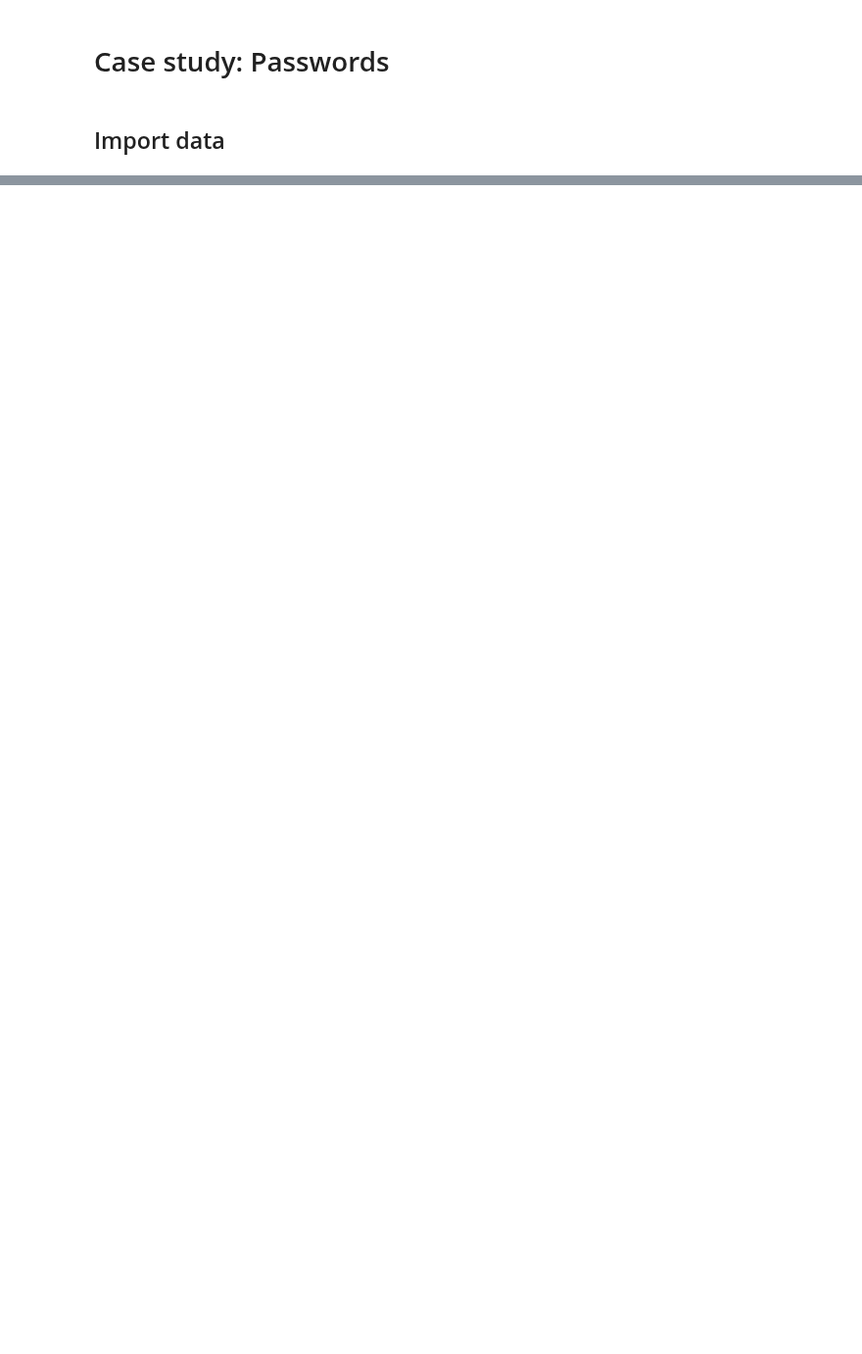
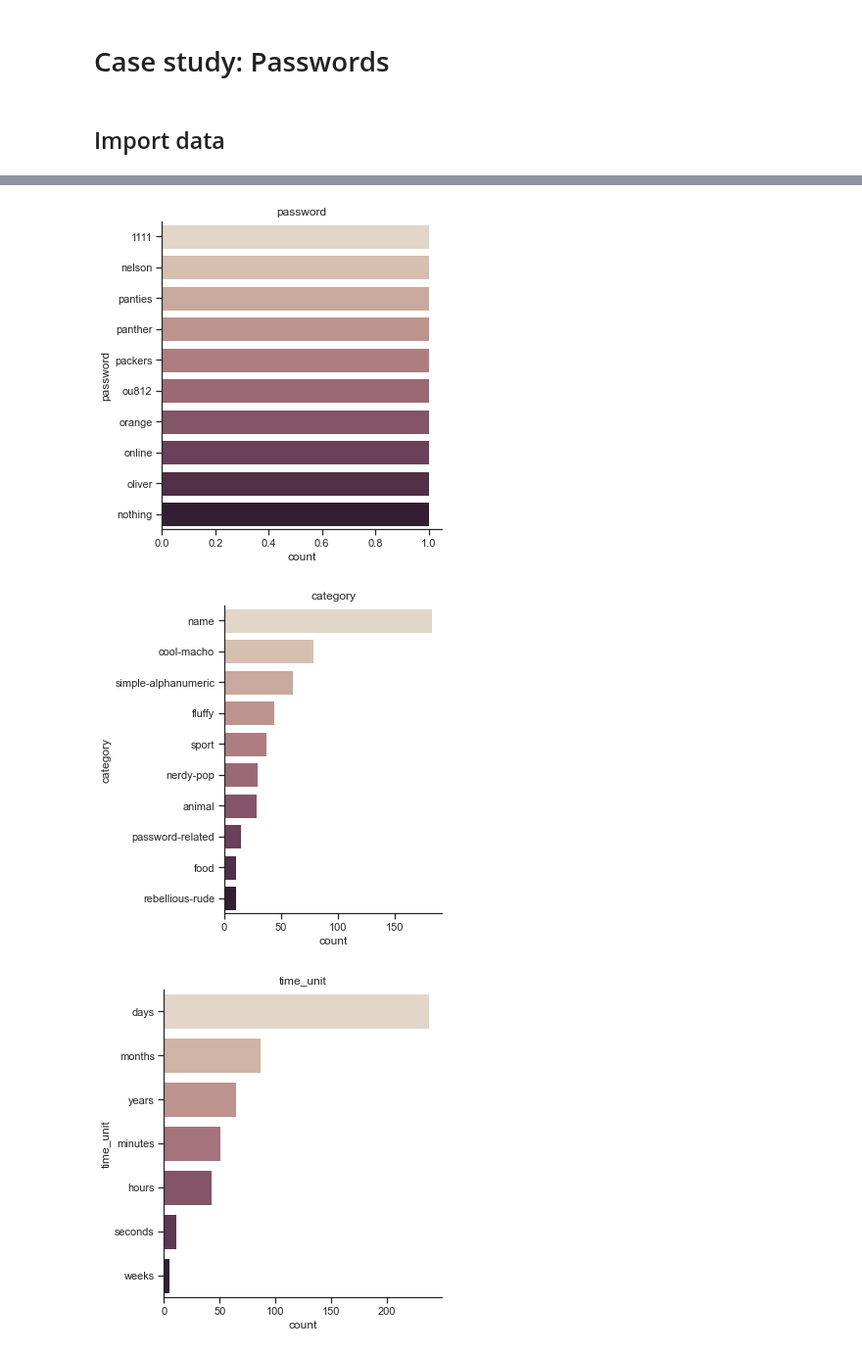
Before and after one commit to kirenz/eda, a Jupyter notebook: 01-3-passwords.ipynb, the cells around one changed output, grey strips where cells are left out. Shown at 98% size. Drawn from its saved outputs; the diff is of its cells as text; code cells hidden in the pictures; blank space fills up the shorter version.

```diff
--- a/01-3-passwords.ipynb
+++ b/01-3-passwords.ipynb
@@ -69,0 +107,17 @@ Task B: Compute the proportion of patients in the control group who had a stroke
+# %%
+for i in CATEGORICAL:
+
+    TOP_10 = df[i].value_counts().iloc[:10].index
+
+    g = sns.catplot(y=i,
+            kind="count",
+            palette="ch:.25",
+            data=df,
+            order = TOP_10)
+
+    plt.title(i)
+    plt.show();
+# %% [output]
+[figure, added]
+[figure, added]
+[figure, added]
```
Also changed, not shown: parts of 27 cells of this notebook.
